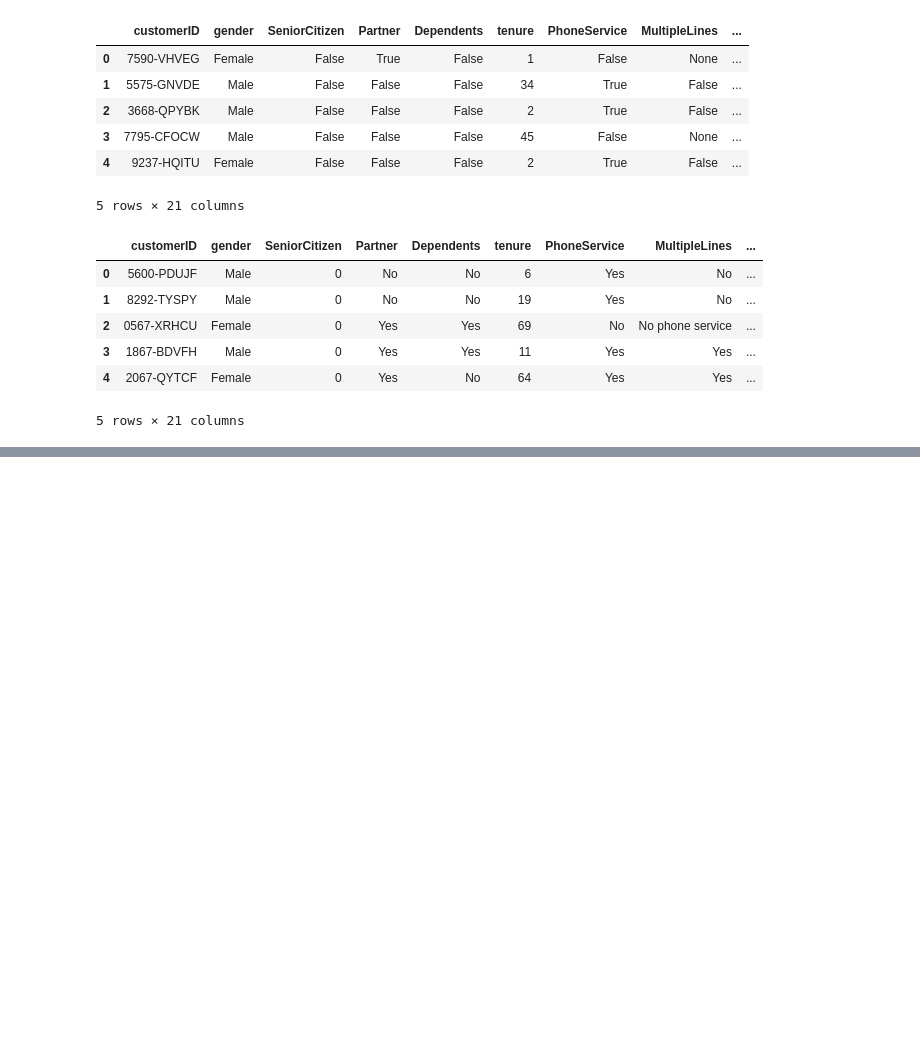
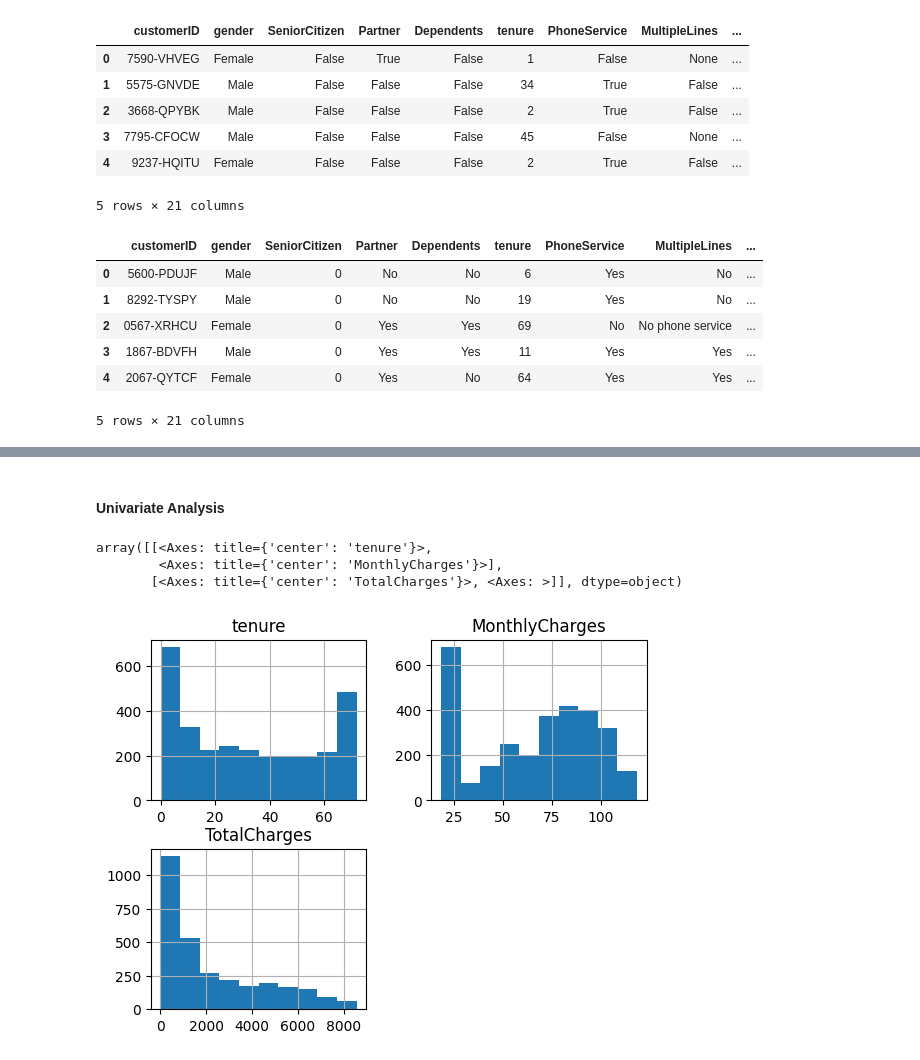
Before and after one commit to ZawadiLMG/Customer-Churn-Prediction, a Jupyter notebook: Notebooks/churn.ipynb, the cells around one changed output, grey strips where cells are left out. Drawn from its saved outputs; the diff is of its cells as text; code cells hidden in the pictures; blank space fills up the shorter version.

```diff
--- a/Notebooks/churn.ipynb
+++ b/Notebooks/churn.ipynb
@@ -93,0 +214,9 @@ second_data.head(5)
+# %% [markdown]
+#### **Univariate Analysis**
+# %%
+data.hist()
+# %% [output]
+array([[<Axes: title={'center': 'tenure'}>,
+        <Axes: title={'center': 'MonthlyCharges'}>],
+       [<Axes: title={'center': 'TotalCharges'}>, <Axes: >]], dtype=object)
+[figure, added]
```
Also changed, not shown: parts of 10 cells of this notebook.
